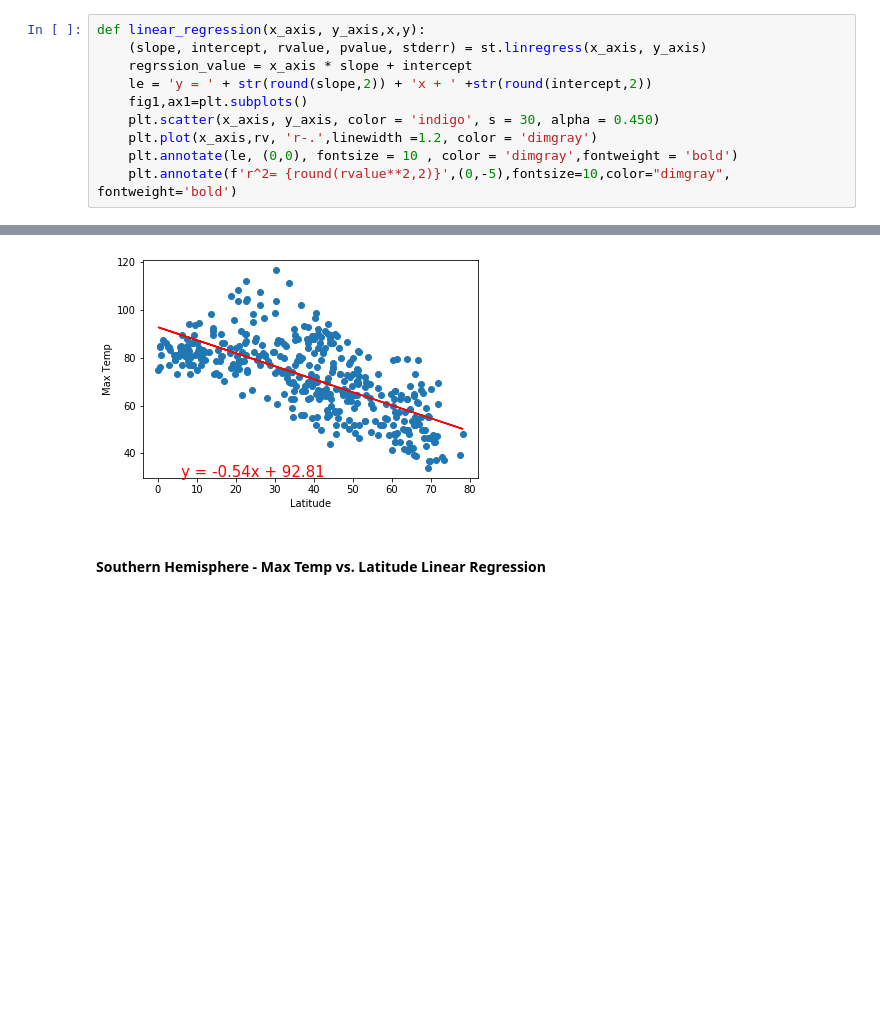
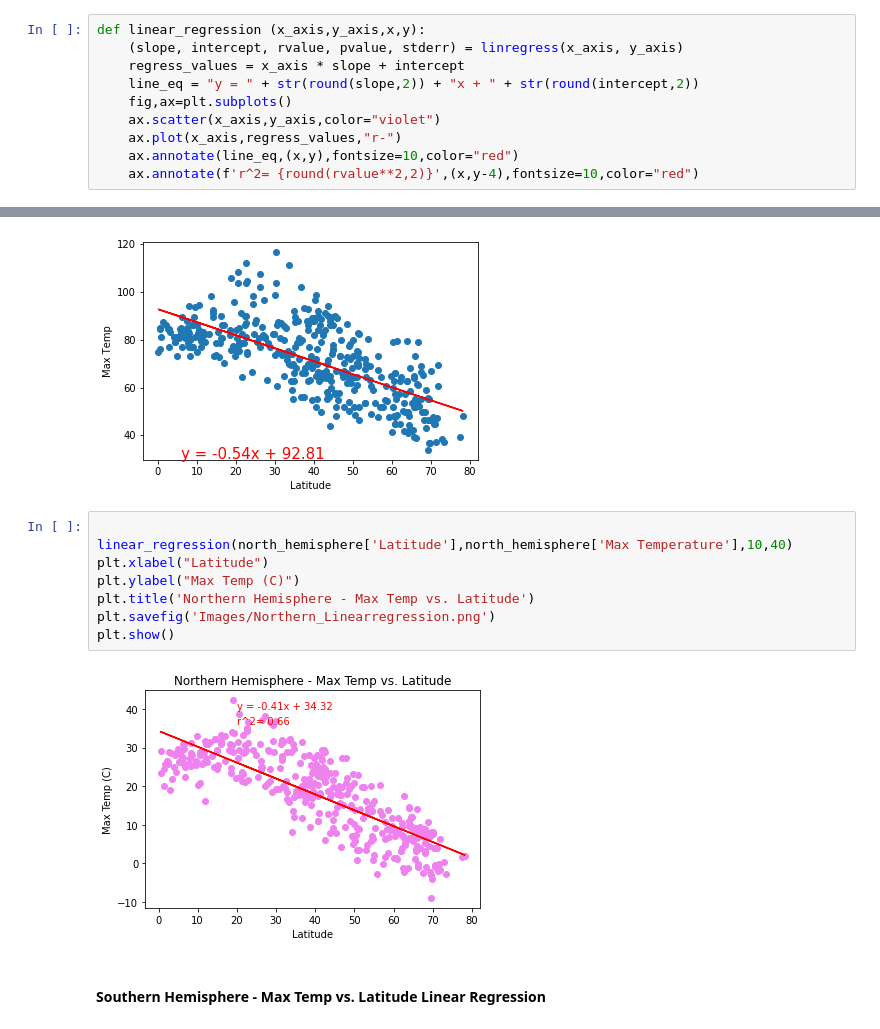
Before and after one commit to susanquiros/Python-api-challenge, a Jupyter notebook: WeatherPy/WeatherPy.ipynb, the cells around one changed output, grey strips where cells are left out. Cells and saved outputs as stored; diff of their text form; blank space fills up the shorter version.

Commit message:
1st linear regression

```diff
--- a/WeatherPy/WeatherPy.ipynb
+++ b/WeatherPy/WeatherPy.ipynb
@@ -386,12 +388,12 @@ plt.show()
 # %% [markdown]
 ## Linear Regression
 # %%
-def linear_regression(x_axis, y_axis,x,y):
-    (slope, intercept, rvalue, pvalue, stderr) = st.linregress(x_axis, y_axis)
-    regrssion_value = x_axis * slope + intercept
-    le = 'y = ' + str(round(slope,2)) + 'x + ' +str(round(intercept,2))
-    fig1,ax1=plt.subplots()
-    plt.scatter(x_axis, y_axis, color = 'indigo', s = 30, alpha = 0.450)
-    plt.plot(x_axis,rv, 'r-.',linewidth =1.2, color = 'dimgray')
-    plt.annotate(le, (0,0), fontsize = 10 , color = 'dimgray',fontweight = 'bold')
-    plt.annotate(f'r^2= {round(rvalue**2,2)}',(0,-5),fontsize=10,color="dimgray", fontweight='bold')
+def linear_regression (x_axis,y_axis,x,y):
+    (slope, intercept, rvalue, pvalue, stderr) = linregress(x_axis, y_axis)
+    regress_values = x_axis * slope + intercept
+    line_eq = "y = " + str(round(slope,2)) + "x + " + str(round(intercept,2))
+    fig,ax=plt.subplots()
+    ax.scatter(x_axis,y_axis,color="violet")
+    ax.plot(x_axis,regress_values,"r-")
+    ax.annotate(line_eq,(x,y),fontsize=10,color="red")
+    ax.annotate(f'r^2= {round(rvalue**2,2)}',(x,y-4),fontsize=10,color="red")
@@ -419,6 +407,16 @@ TypeError: can only concatenate str (not "float") to str
 # %% [output]
 The r-value is: 0.46937863826630627
 [figure]
+# %%
+
+linear_regression(north_hemisphere['Latitude'],north_hemisphere['Max Temperature'],10,40)
+plt.xlabel("Latitude")
+plt.ylabel("Max Temp (C)")
+plt.title('Northern Hemisphere - Max Temp vs. Latitude')
+plt.savefig('Images/Northern_Linearregression.png')
+plt.show()
+# %% [output]
+[figure, added]
 # %% [markdown]
 ####  Southern Hemisphere - Max Temp vs. Latitude Linear Regression
 # %%
```
Also changed, not shown: parts of 3 cells of this notebook, 1 other file.
